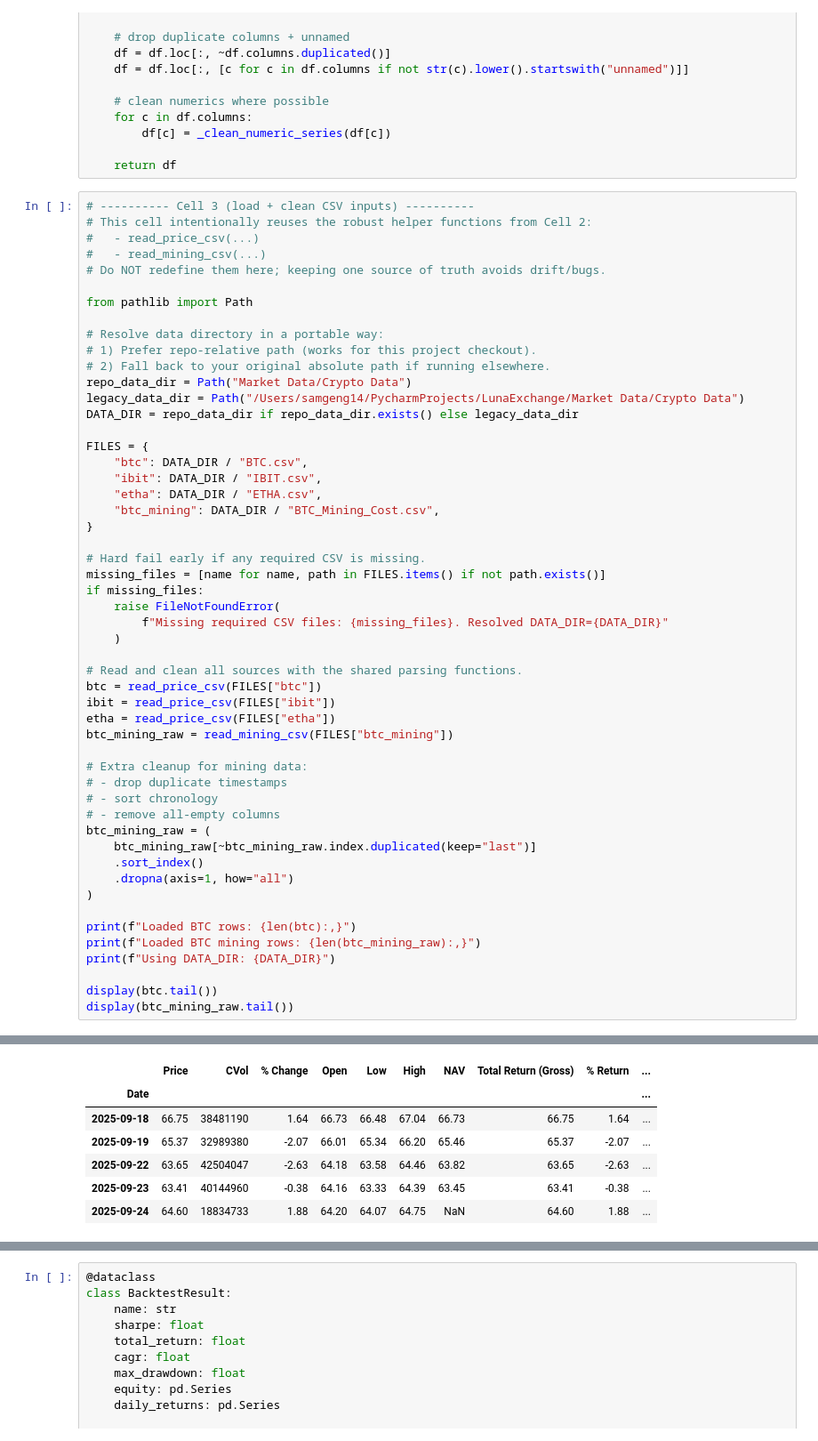
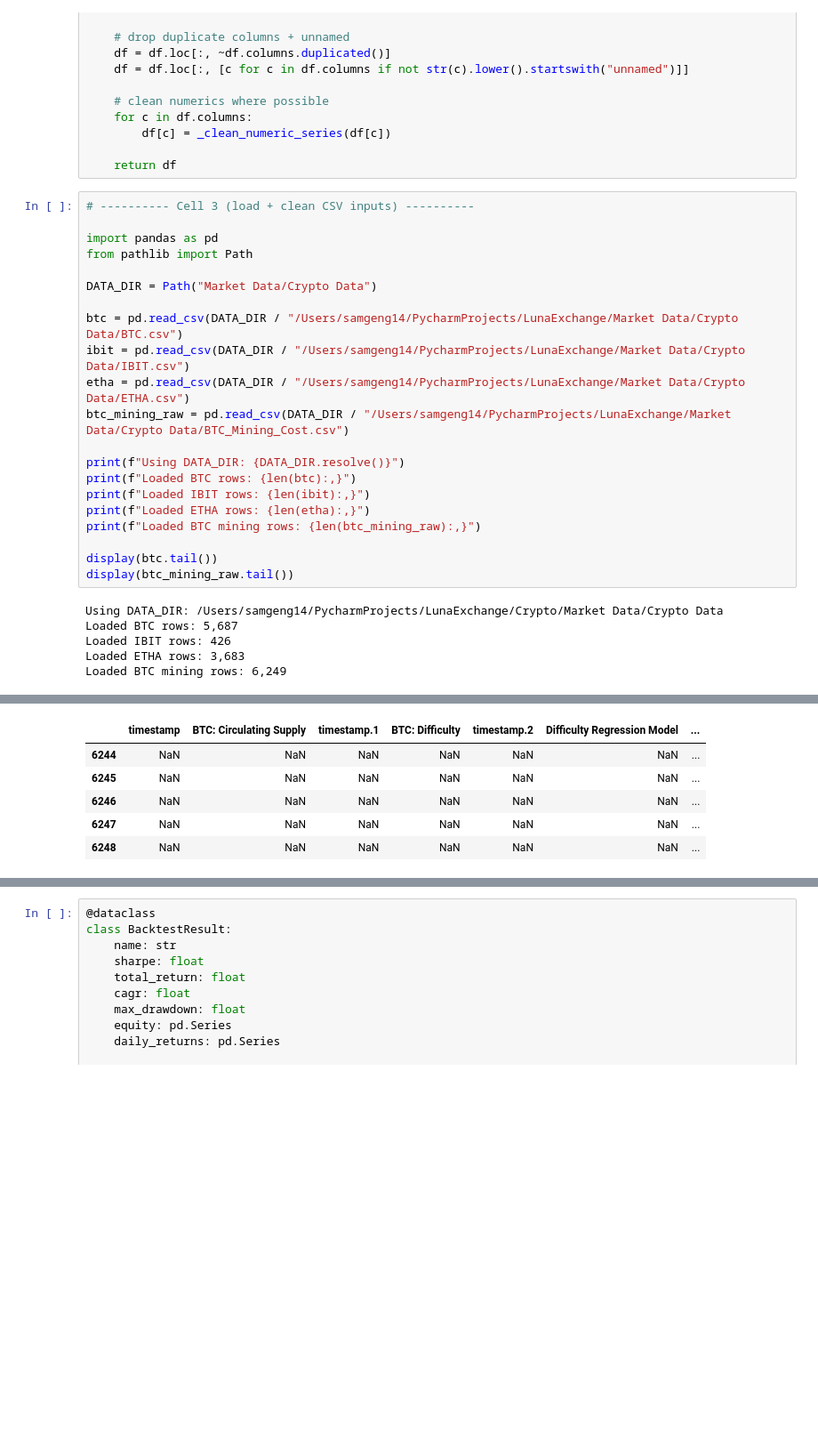
Before and after one commit to StandingAbove/LunaExchange, a Jupyter notebook: Crypto/btc_stochastic.ipynb, the cells around one changed output, grey strips where cells are left out. Shown at 89% size. Cells and saved outputs as stored; diff of their text form; blank space fills up the shorter version.

```diff
--- a/Crypto/btc_stochastic.ipynb
+++ b/Crypto/btc_stochastic.ipynb
@@ -106,54 +106,28 @@ def read_mining_csv(path: Path) -> pd.DataFrame:
     return df
 # %%
 # ---------- Cell 3 (load + clean CSV inputs) ----------
-# This cell intentionally reuses the robust helper functions from Cell 2:
-#   - read_price_csv(...)
-#   - read_mining_csv(...)
-# Do NOT redefine them here; keeping one source of truth avoids drift/bugs.
 
+import pandas as pd
 from pathlib import Path
 
-# Resolve data directory in a portable way:
-# 1) Prefer repo-relative path (works for this project checkout).
-# 2) Fall back to your original absolute path if running elsewhere.
-repo_data_dir = Path("Market Data/Crypto Data")
-legacy_data_dir = Path("/Users/samgeng14/PycharmProjects/LunaExchange/Market Data/Crypto Data")
-DATA_DIR = repo_data_dir if repo_data_dir.exists() else legacy_data_dir
+DATA_DIR = Path("Market Data/Crypto Data")
 
-FILES = {
-    "btc": DATA_DIR / "BTC.csv",
-    "ibit": DATA_DIR / "IBIT.csv",
-    "etha": DATA_DIR / "ETHA.csv",
-    "btc_mining": DATA_DIR / "BTC_Mining_Cost.csv",
-}
+btc = pd.read_csv(DATA_DIR / "/Users/samgeng14/PycharmProjects/LunaExchange/Market Data/Crypto Data/BTC.csv")
+ibit = pd.read_csv(DATA_DIR / "/Users/samgeng14/PycharmProjects/LunaExchange/Market Data/Crypto Data/IBIT.csv")
+etha = pd.read_csv(DATA_DIR / "/Users/samgeng14/PycharmProjects/LunaExchange/Market Data/Crypto Data/ETHA.csv")
+btc_mining_raw = pd.read_csv(DATA_DIR / "/Users/samgeng14/PycharmProjects/LunaExchange/Market Data/Crypto Data/BTC_Mining_Cost.csv")
 
-# Hard fail early if any required CSV is missing.
-missing_files = [name for name, path in FILES.items() if not path.exists()]
-if missing_files:
-    raise FileNotFoundError(
-        f"Missing required CSV files: {missing_files}. Resolved DATA_DIR={DATA_DIR}"
-    )
-
-# Read and clean all sources with the shared parsing functions.
-btc = read_price_csv(FILES["btc"])
-ibit = read_price_csv(FILES["ibit"])
-etha = read_price_csv(FILES["etha"])
-btc_mining_raw = read_mining_csv(FILES["btc_mining"])
-
-# Extra cleanup for mining data:
-# - drop duplicate timestamps
-# - sort chronology
-# - remove all-empty columns
-btc_mining_raw = (
-    btc_mining_raw[~btc_mining_raw.index.duplicated(keep="last")]
-    .sort_index()
-    .dropna(axis=1, how="all")
-)
-
+print(f"Using DATA_DIR: {DATA_DIR.resolve()}")
 print(f"Loaded BTC rows: {len(btc):,}")
+print(f"Loaded IBIT rows: {len(ibit):,}")
+print(f"Loaded ETHA rows: {len(etha):,}")
 print(f"Loaded BTC mining rows: {len(btc_mining_raw):,}")
-print(f"Using DATA_DIR: {DATA_DIR}")
 
 display(btc.tail())
 display(btc_mining_raw.tail())
 # %% [output]
+Using DATA_DIR: /Users/samgeng14/PycharmProjects/LunaExchange/Crypto/Market Data/Crypto Data
+Loaded BTC rows: 5,687
+Loaded IBIT rows: 426
+Loaded ETHA rows: 3,683
+Loaded BTC mining rows: 6,249
@@ -167,7 +140,6 @@ display(btc_mining_raw.tail())
-|  | Price | CVol | % Change | Open | Low | High | NAV | Total Return (Gross) | % Return | ... |
-| Date |  |  |  |  |  |  |  |  |  | ... |
-| 2025-09-18 | 66.75 | 38481190 | 1.64 | 66.73 | 66.48 | 67.04 | 66.73 | 66.75 | 1.64 | ... |
-| 2025-09-19 | 65.37 | 32989380 | -2.07 | 66.01 | 65.34 | 66.20 | 65.46 | 65.37 | -2.07 | ... |
-| 2025-09-22 | 63.65 | 42504047 | -2.63 | 64.18 | 63.58 | 64.46 | 63.82 | 63.65 | -2.63 | ... |
-| 2025-09-23 | 63.41 | 40144960 | -0.38 | 64.16 | 63.33 | 64.39 | 63.45 | 63.41 | -0.38 | ... |
-| 2025-09-24 | 64.60 | 18834733 | 1.88 | 64.20 | 64.07 | 64.75 | NaN | 64.60 | 1.88 | ... |
+|  | timestamp | BTC: Circulating Supply | timestamp.1 | BTC: Difficulty | timestamp.2 | Difficulty Regression Model | ... |
+| 6244 | NaN | NaN | NaN | NaN | NaN | NaN | ... |
+| 6245 | NaN | NaN | NaN | NaN | NaN | NaN | ... |
+| 6246 | NaN | NaN | NaN | NaN | NaN | NaN | ... |
+| 6247 | NaN | NaN | NaN | NaN | NaN | NaN | ... |
+| 6248 | NaN | NaN | NaN | NaN | NaN | NaN | ... |
```
Also changed, not shown: parts of 8 cells of this notebook, 2 other files.
